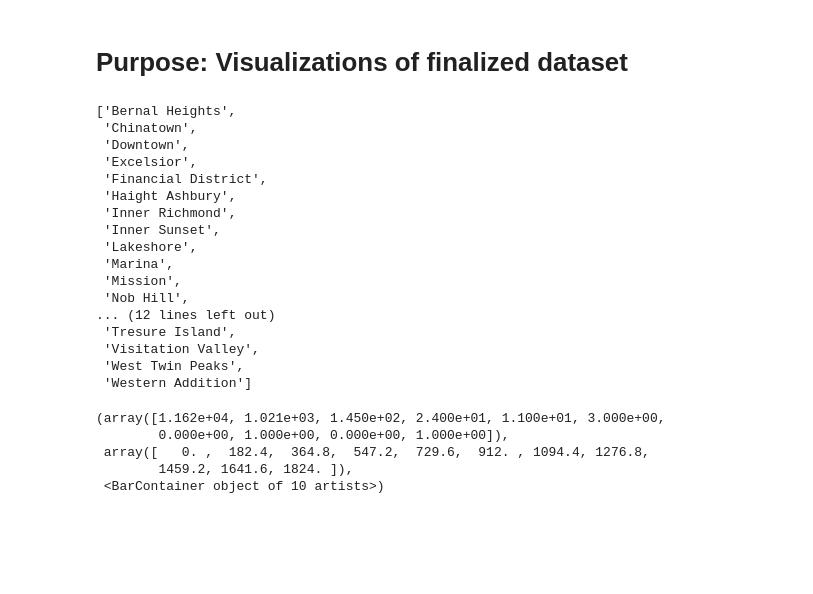
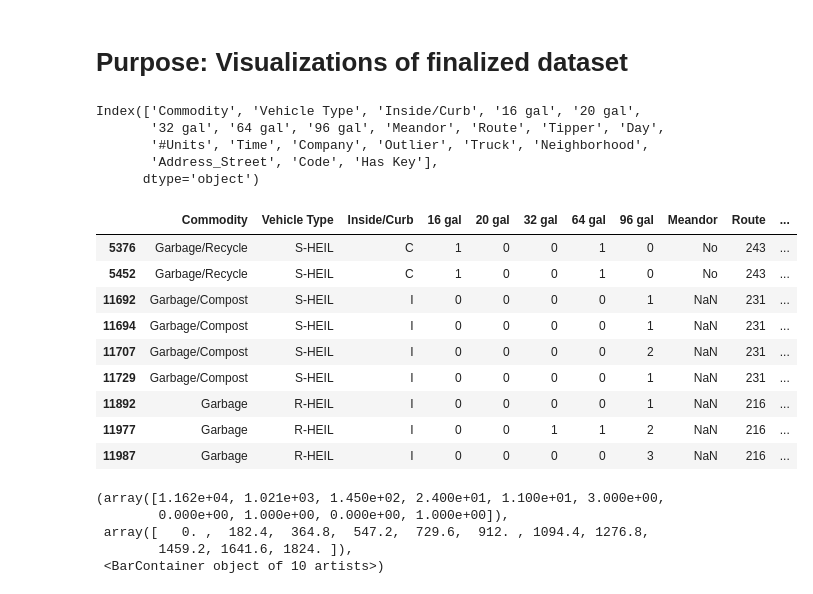
Before and after one commit to shrutiroy203/Recology_Predicting_Service_time-, a Jupyter notebook: 2.03_EDA_on_Final_DF.ipynb, the cells around one changed output. Cells and saved outputs as stored; diff of their text form; code cells hidden in the pictures; blank space fills up the shorter version.

```diff
--- a/2.03_EDA_on_Final_DF.ipynb
+++ b/2.03_EDA_on_Final_DF.ipynb
@@ -12,25 +12,26 @@ pd.set_option('display.max_columns', 100)
 pd.set_option('display.max_rows', 200)
 # %%
 df = pd.read_excel('RGG_RSS_final.xlsx')
-sorted(df['Neighborhood'].unique())
+df.columns
 # %% [output]
-['Bernal Heights',
- 'Chinatown',
- 'Downtown',
- 'Excelsior',
- 'Financial District',
- 'Haight Ashbury',
- 'Inner Richmond',
- 'Inner Sunset',
- 'Lakeshore',
- 'Marina',
- 'Mission',
- 'Nob Hill',
-... (12 lines left out)
- 'Tresure Island',
- 'Visitation Valley',
- 'West Twin Peaks',
- 'Western Addition']
+Index(['Commodity', 'Vehicle Type', 'Inside/Curb', '16 gal', '20 gal',
+       '32 gal', '64 gal', '96 gal', 'Meandor', 'Route', 'Tipper', 'Day',
+       '#Units', 'Time', 'Company', 'Outlier', 'Truck', 'Neighborhood',
+       'Address_Street', 'Code', 'Has Key'],
+      dtype='object')
+# %%
+df.loc[df['Time']<12]
+# %% [output]
+|  | Commodity | Vehicle Type | Inside/Curb | 16 gal | 20 gal | 32 gal | 64 gal | 96 gal | Meandor | Route | ... |
+| 5376 | Garbage/Recycle | S-HEIL | C | 1 | 0 | 0 | 1 | 0 | No | 243 | ... |
+| 5452 | Garbage/Recycle | S-HEIL | C | 1 | 0 | 0 | 1 | 0 | No | 243 | ... |
+| 11692 | Garbage/Compost | S-HEIL | I | 0 | 0 | 0 | 0 | 1 | NaN | 231 | ... |
+| 11694 | Garbage/Compost | S-HEIL | I | 0 | 0 | 0 | 0 | 1 | NaN | 231 | ... |
+| 11707 | Garbage/Compost | S-HEIL | I | 0 | 0 | 0 | 0 | 2 | NaN | 231 | ... |
+| 11729 | Garbage/Compost | S-HEIL | I | 0 | 0 | 0 | 0 | 1 | NaN | 231 | ... |
+| 11892 | Garbage | R-HEIL | I | 0 | 0 | 0 | 0 | 1 | NaN | 216 | ... |
+| 11977 | Garbage | R-HEIL | I | 0 | 0 | 1 | 1 | 2 | NaN | 216 | ... |
+| 11987 | Garbage | R-HEIL | I | 0 | 0 | 0 | 0 | 3 | NaN | 216 | ... |
 # %%
 fig, ax = plt.subplots()
 
```
Also changed, not shown: parts of 1 cell of this notebook, 43 other files.
